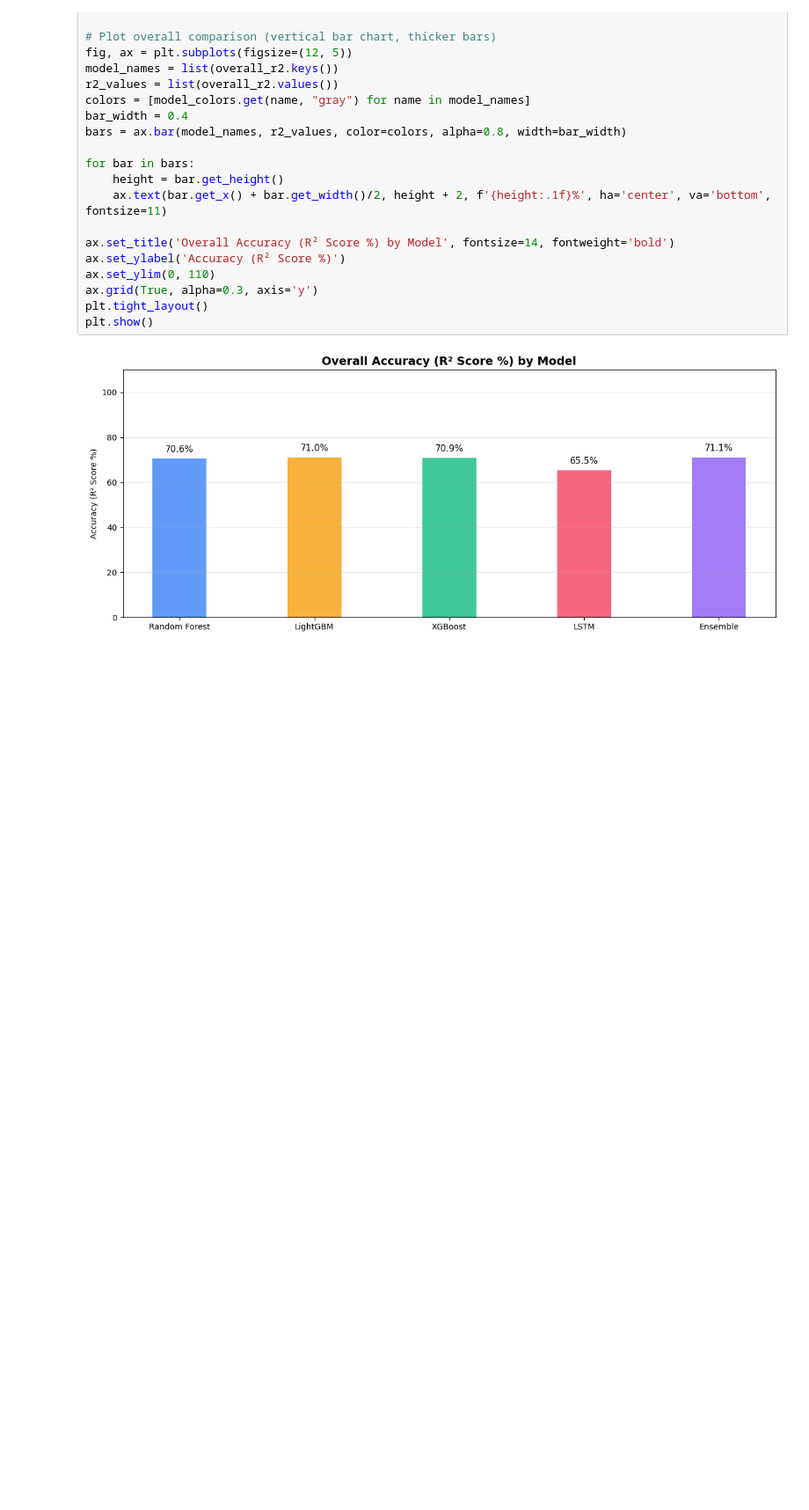
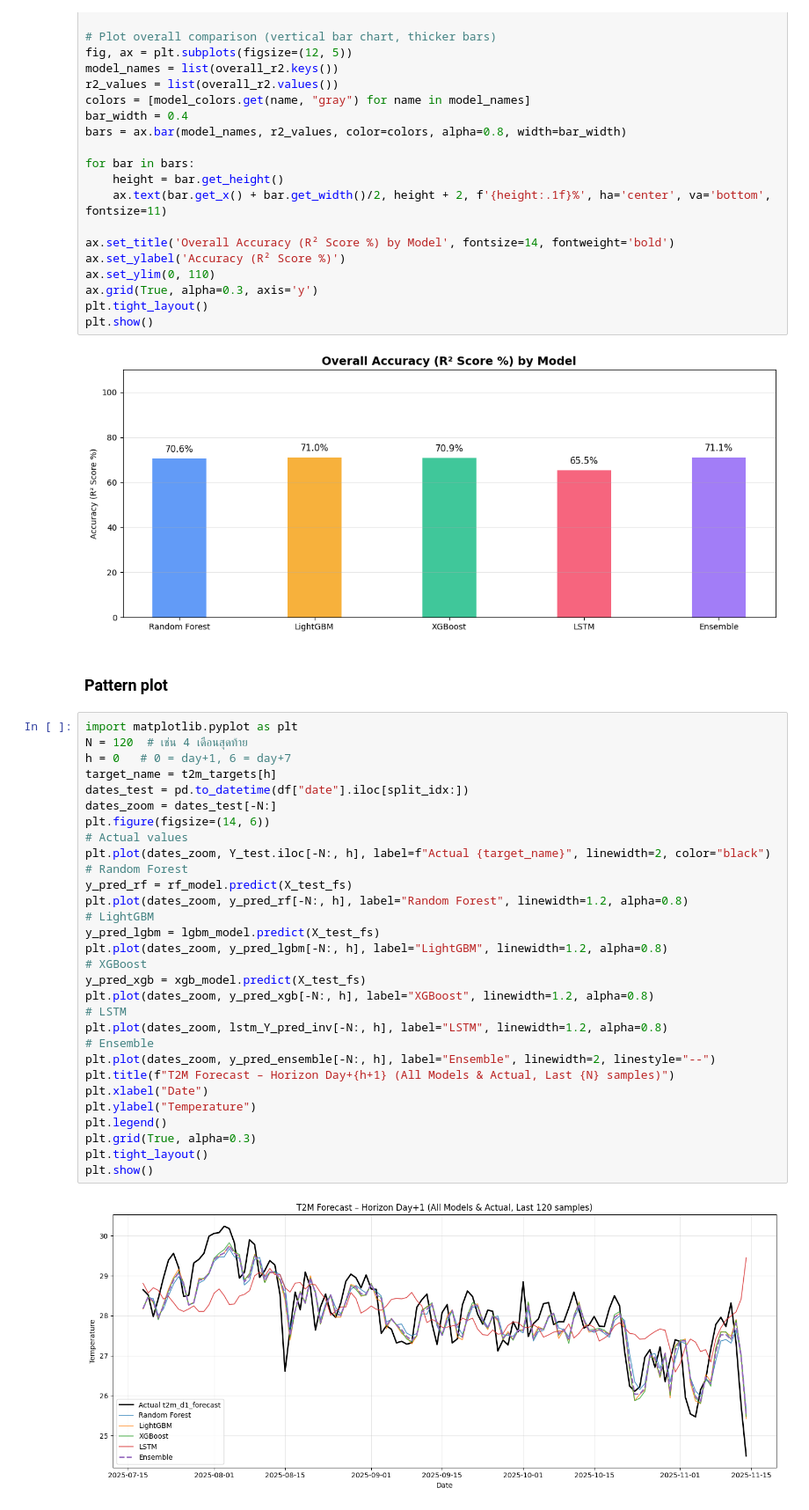
Before and after one commit to farlos3/Climate-Change-Analysis, a Jupyter notebook: Model/Ensemble&Compare.ipynb, the cells around one changed output. Shown at 88% size. Saved outputs shown, nothing was run; the diff lists cells and outputs as text; blank space fills up the shorter version.

Commit message:
Add pattern plot

```diff
--- a/Model/Ensemble&Compare.ipynb
+++ b/Model/Ensemble&Compare.ipynb
@@ -588,3 +592,37 @@ plt.tight_layout()
 plt.show()
 # %% [output]
 [figure]
+# %% [markdown]
+### Pattern plot
+# %%
+import matplotlib.pyplot as plt
+N = 120  # เช่น 4 เดือนสุดท้าย
+h = 0   # 0 = day+1, 6 = day+7
+target_name = t2m_targets[h]
+dates_test = pd.to_datetime(df["date"].iloc[split_idx:])
+dates_zoom = dates_test[-N:]
+plt.figure(figsize=(14, 6))
+# Actual values
+plt.plot(dates_zoom, Y_test.iloc[-N:, h], label=f"Actual {target_name}", linewidth=2, color="black")
+# Random Forest
+y_pred_rf = rf_model.predict(X_test_fs)
+plt.plot(dates_zoom, y_pred_rf[-N:, h], label="Random Forest", linewidth=1.2, alpha=0.8)
+# LightGBM
+y_pred_lgbm = lgbm_model.predict(X_test_fs)
+plt.plot(dates_zoom, y_pred_lgbm[-N:, h], label="LightGBM", linewidth=1.2, alpha=0.8)
+# XGBoost
+y_pred_xgb = xgb_model.predict(X_test_fs)
+plt.plot(dates_zoom, y_pred_xgb[-N:, h], label="XGBoost", linewidth=1.2, alpha=0.8)
+# LSTM
+plt.plot(dates_zoom, lstm_Y_pred_inv[-N:, h], label="LSTM", linewidth=1.2, alpha=0.8)
+# Ensemble
+plt.plot(dates_zoom, y_pred_ensemble[-N:, h], label="Ensemble", linewidth=2, linestyle="--")
+plt.title(f"T2M Forecast – Horizon Day+{h+1} (All Models & Actual, Last {N} samples)")
+plt.xlabel("Date")
+plt.ylabel("Temperature")
+plt.legend()
+plt.grid(True, alpha=0.3)
+plt.tight_layout()
+plt.show()
+# %% [output]
+[figure, added]
```
Also changed, not shown: parts of 2 cells of this notebook, 1 other file.
